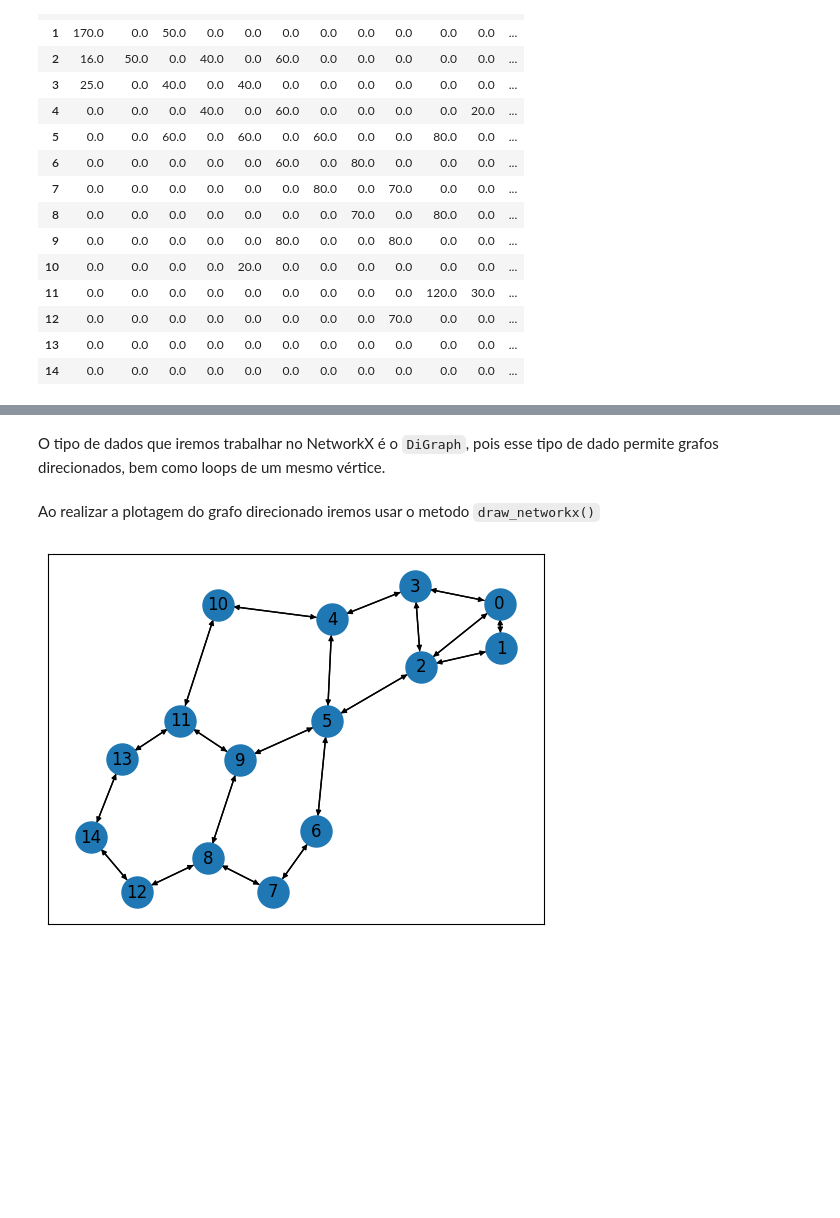
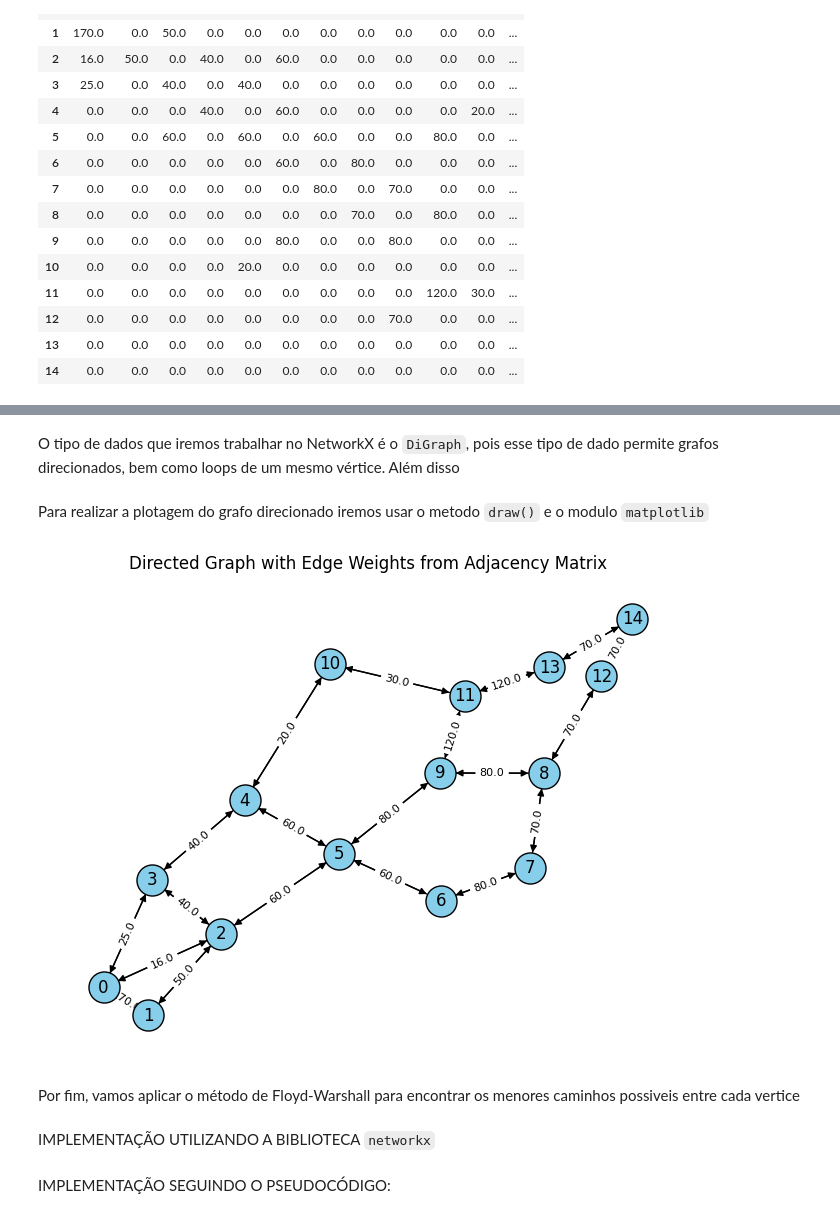
Before and after one commit to felipeversiane/floyd_optimization, a Jupyter notebook: main.ipynb, the cells around one changed output, grey strips where cells are left out. Drawn from its saved outputs; the diff is of its cells as text; code cells hidden in the pictures; blank space fills up the shorter version.

Commit message:
add: ajuste no plot do grafo e implementação dos metodos de floyd

```diff
--- a/main.ipynb
+++ b/main.ipynb
@@ -74,12 +72,29 @@ A partir daqui definiremos como biblioteca a ser utilizada o `networkx`
 # %%
 import networkx as nx
 # %% [markdown]
-O tipo de dados que iremos trabalhar no NetworkX é o `DiGraph`, pois esse tipo de dado permite grafos direcionados, bem como loops de um mesmo vértice.
+O tipo de dados que iremos trabalhar no NetworkX é o `DiGraph`, pois esse tipo de dado permite grafos direcionados, bem como loops de um mesmo vértice. Além disso
 # %%
 G = nx.DiGraph(df)
 # %% [markdown]
-Ao realizar a plotagem do grafo direcionado iremos usar o metodo `draw_networkx()`
+Para realizar a plotagem do grafo direcionado iremos usar o metodo `draw()` e o modulo `matplotlib`
-# %%
-nx.draw_networkx(G, arrows=True, node_size=500, arrowsize=7.5)
-# %% [output]
-[figure, removed]
+# %%
+import matplotlib.pyplot as plt
+
+pos = nx.spring_layout(G)
+
+# Step 4: Draw the nodes and edges
+nx.draw(G, pos, with_labels=True, node_size=500, node_color='skyblue', edgecolors='black', arrows=True)
+
+# Step 5: Draw the edge labels with weights
+edge_labels = nx.get_edge_attributes(G, 'weight')
+nx.draw_networkx_edge_labels(G, pos, edge_labels=edge_labels, font_size=8)
+
+# Show the plot
+plt.title("Directed Graph with Edge Weights from Adjacency Matrix")
+plt.show()
+# %% [output]
+[figure, added]
+# %% [markdown]
+Por fim, vamos aplicar o método de Floyd-Warshall para encontrar os menores caminhos possiveis entre cada vertice
+# %% [markdown]
+IMPLEMENTAÇÃO UTILIZANDO A BIBLIOTECA `networkx`
@@ -85,0 +104,2 @@ nx.draw_networkx(G, arrows=True, node_size=500, arrowsize=7.5)
+# %% [markdown]
+IMPLEMENTAÇÃO SEGUINDO O PSEUDOCÓDIGO:
```
Also changed, not shown: parts of 7 cells of this notebook, 1 other file.
